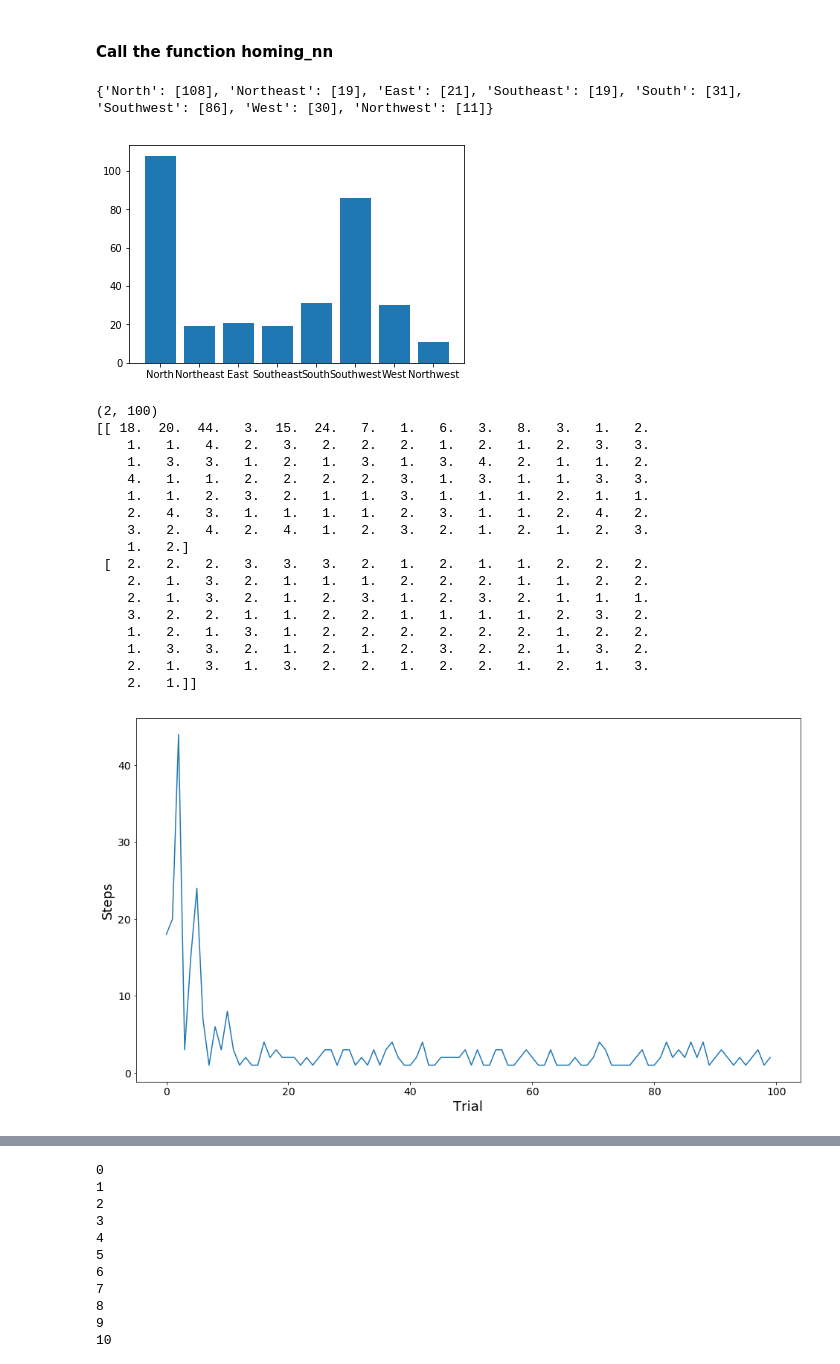
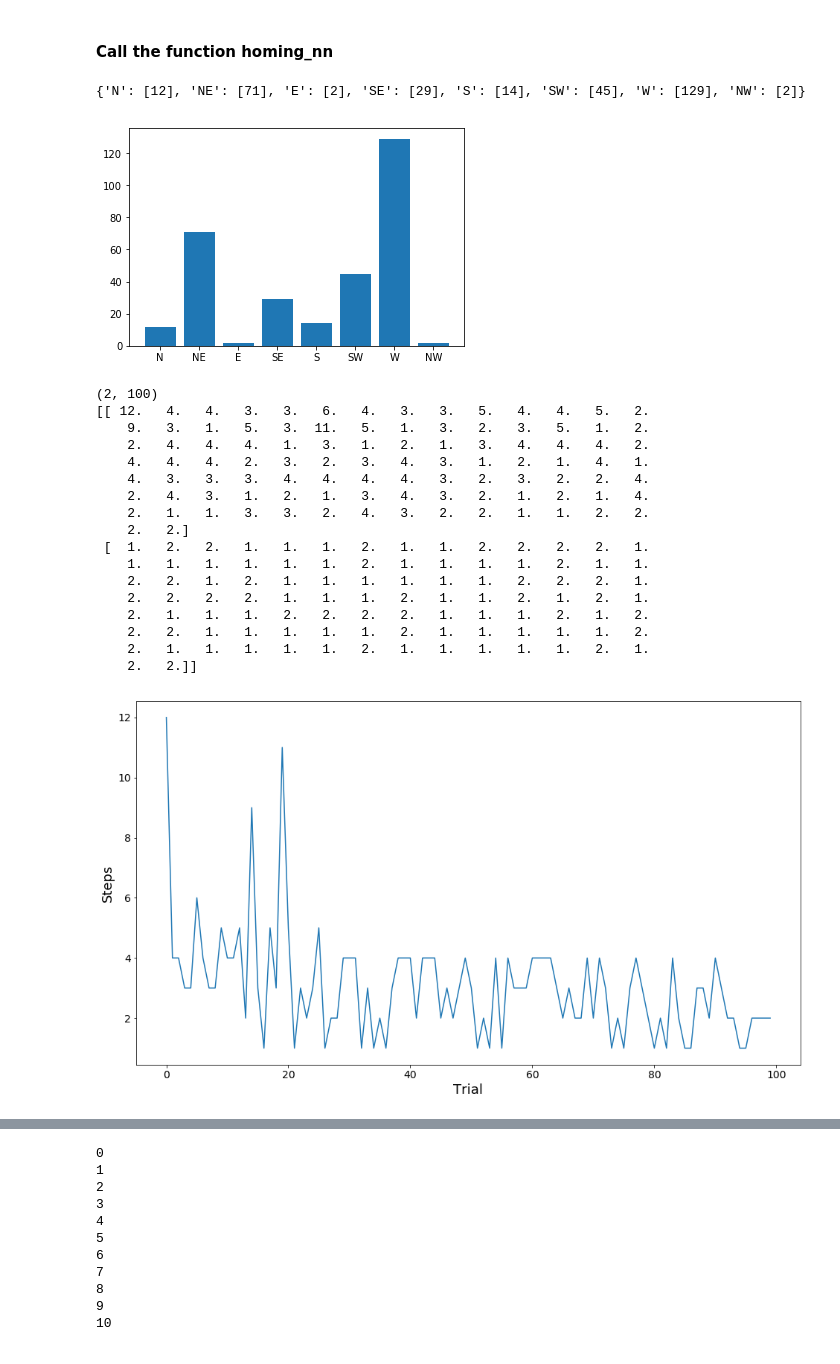
Before and after one commit to jcdhan1/COM3240-Labs, a Jupyter notebook: COM3240sessions79/Lab9.ipynb, the cells around one changed output, grey strips where cells are left out. Cells and saved outputs as stored; diff of their text form; code cells hidden in the pictures.

```diff
--- a/COM3240sessions79/Lab9.ipynb
+++ b/COM3240sessions79/Lab9.ipynb
@@ -62,9 +62,11 @@ def homing_nn(n_trials, learning_rate, eps, gamma, max_steps=50, count_min_steps
         s_index = s_start
         step = 0
 
-        #Manhattan Distance between start and end
         if count_min_steps:
-            min_steps = dist.cityblock(Start_mat, End)
+            if diagonal:
+                min_steps = dist.chebyshev(Start_mat, End) #Chebyshev   Distance between start and end
+            else:
+                min_steps = dist.cityblock(Start_mat, End) #Manhattan Distance between start and end
             learning_curve[1, trial]= min_steps
         # Start steps
         trial_pref_actions = []
@@ -110,6 +112,9 @@ def homing_nn(n_trials, learning_rate, eps, gamma, max_steps=50, count_min_steps
             #give a negative reward
             if lt_x or gt_x or lt_y or gt_y:
                 r = -1
+            #Diagonal
+            if (lt_x or gt_x) and (lt_y or gt_y):
+                r = -2
 
             s_index_new = np.ravel_multi_index(state_new, dims = (N, M), order = 'F')  #conversion in a single index
 
@@ -153,68 +158,69 @@ c_actions = True
 diag = True
 import matplotlib.pyplot as plt
 l_curve=homing_nn(n_trials,learning_rate,eps,gamma, count_min_steps=c_min_steps, count_actions=c_actions, diagonal=diag)
 if c_actions:
     if diag:
-        actions_dict = dict(zip(['North',
-                                 'Northeast',
-                                 'East',
-                                 'Southeast',
-                                 'South',
-                                 'Southwest',
-                                 'West',
-                                 'Northwest'],
+        actions_dict = dict(zip(['N',
+                                 'NE',
+                                 'E',
+                                 'SE',
+                                 'S',
+                                 'SW',
+                                 'W',
+                                 'NW'],
                                 [[],[],[],[],[],[],[],[]]))
     else:
         actions_dict = dict(zip(['North','East','South','West'],[[],[],[],[]]))
     flat_pref_actions = [action_n for sublist in l_curve[1] for action_n in sublist]
     l_curve = l_curve[0]
-    actions_dict['North'] +=[flat_pref_actions.count(0)]
     if diag:
-        actions_dict['Northeast'] +=[flat_pref_actions.count(1)]
-        actions_dict['East']  +=[flat_pref_actions.count(2)]
-        actions_dict['Southeast'] +=[flat_pref_actions.count(3)]
-        actions_dict['South'] +=[flat_pref_actions.count(4)]
-        actions_dict['Southwest'] +=[flat_pref_actions.count(5)]
-        actions_dict['West']  +=[flat_pref_actions.count(6)]
-        actions_dict['Northwest'] +=[flat_pref_actions.count(7)]
+        actions_dict['N'] +=[flat_pref_actions.count(0)]
+        actions_dict['NE'] +=[flat_pref_actions.count(1)]
+        actions_dict['E']  +=[flat_pref_actions.count(2)]
+        actions_dict['SE'] +=[flat_pref_actions.count(3)]
+        actions_dict['S'] +=[flat_pref_actions.count(4)]
+        actions_dict['SW'] +=[flat_pref_actions.count(5)]
+        actions_dict['W']  +=[flat_pref_actions.count(6)]
+        actions_dict['NW'] +=[flat_pref_actions.count(7)]
     else:
+        actions_dict['North'] +=[flat_pref_actions.count(0)]
         actions_dict['East']  +=[flat_pref_actions.count(1)]
         actions_dict['South'] +=[flat_pref_actions.count(2)]
         actions_dict['West']  +=[flat_pref_actions.count(3)]
     print(actions_dict)
     plt.bar(range(len(actions_dict)), [np.mean(l) for l in actions_dict.values()], align='center')
     plt.xticks(range(len(actions_dict)), list(actions_dict.keys()))
     plt.show()
 
 print(l_curve.shape)
 print(l_curve)
 fontsize=18
 plt.figure(figsize=(16, 9))
 plt.plot(l_curve[0].T)
 plt.xlabel('Trial',fontsize=fontsize)
 plt.ylabel('Steps',fontsize=fontsize)
 plt.tick_params(axis='both', which='major', labelsize=14)
 plt.show()
 # %% [output]
-{'North': [108], 'Northeast': [19], 'East': [21], 'Southeast': [19], 'South': [31], 'Southwest': [86], 'West': [30], 'Northwest': [11]}
+{'N': [12], 'NE': [71], 'E': [2], 'SE': [29], 'S': [14], 'SW': [45], 'W': [129], 'NW': [2]}
-[figure, old version]
+[figure, new version]
 (2, 100)
-[[ 18.  20.  44.   3.  15.  24.   7.   1.   6.   3.   8.   3.   1.   2.
-    1.   1.   4.   2.   3.   2.   2.   2.   1.   2.   1.   2.   3.   3.
-    1.   3.   3.   1.   2.   1.   3.   1.   3.   4.   2.   1.   1.   2.
-    4.   1.   1.   2.   2.   2.   2.   3.   1.   3.   1.   1.   3.   3.
-    1.   1.   2.   3.   2.   1.   1.   3.   1.   1.   1.   2.   1.   1.
-    2.   4.   3.   1.   1.   1.   1.   2.   3.   1.   1.   2.   4.   2.
-    3.   2.   4.   2.   4.   1.   2.   3.   2.   1.   2.   1.   2.   3.
-    1.   2.]
- [  2.   2.   2.   3.   3.   3.   2.   1.   2.   1.   1.   2.   2.   2.
-    2.   1.   3.   2.   1.   1.   1.   2.   2.   2.   1.   1.   2.   2.
-    2.   1.   3.   2.   1.   2.   3.   1.   2.   3.   2.   1.   1.   1.
-    3.   2.   2.   1.   1.   2.   2.   1.   1.   1.   1.   2.   3.   2.
-    1.   2.   1.   3.   1.   2.   2.   2.   2.   2.   2.   1.   2.   2.
-    1.   3.   3.   2.   1.   2.   1.   2.   3.   2.   2.   1.   3.   2.
-    2.   1.   3.   1.   3.   2.   2.   1.   2.   2.   1.   2.   1.   3.
-    2.   1.]]
+[[ 12.   4.   4.   3.   3.   6.   4.   3.   3.   5.   4.   4.   5.   2.
+    9.   3.   1.   5.   3.  11.   5.   1.   3.   2.   3.   5.   1.   2.
+    2.   4.   4.   4.   1.   3.   1.   2.   1.   3.   4.   4.   4.   2.
+    4.   4.   4.   2.   3.   2.   3.   4.   3.   1.   2.   1.   4.   1.
+    4.   3.   3.   3.   4.   4.   4.   4.   3.   2.   3.   2.   2.   4.
+    2.   4.   3.   1.   2.   1.   3.   4.   3.   2.   1.   2.   1.   4.
+    2.   1.   1.   3.   3.   2.   4.   3.   2.   2.   1.   1.   2.   2.
+    2.   2.]
+ [  1.   2.   2.   1.   1.   1.   2.   1.   1.   2.   2.   2.   2.   1.
+    1.   1.   1.   1.   1.   1.   2.   1.   1.   1.   1.   2.   1.   1.
+    2.   2.   1.   2.   1.   1.   1.   1.   1.   1.   2.   2.   2.   1.
+    2.   2.   2.   2.   1.   1.   1.   2.   1.   1.   2.   1.   2.   1.
+    2.   1.   1.   1.   2.   2.   2.   2.   1.   1.   1.   2.   1.   2.
+    2.   2.   1.   1.   1.   1.   1.   2.   1.   1.   1.   1.   1.   2.
+    2.   1.   1.   1.   1.   1.   2.   1.   1.   1.   1.   1.   2.   1.
+    2.   2.]]
-[figure, old version]
+[figure, new version]
 # %%
 #produce a curve that is the average of the learning curves of the individual runs.
```
Also changed, not shown: parts of 12 cells of this notebook.
